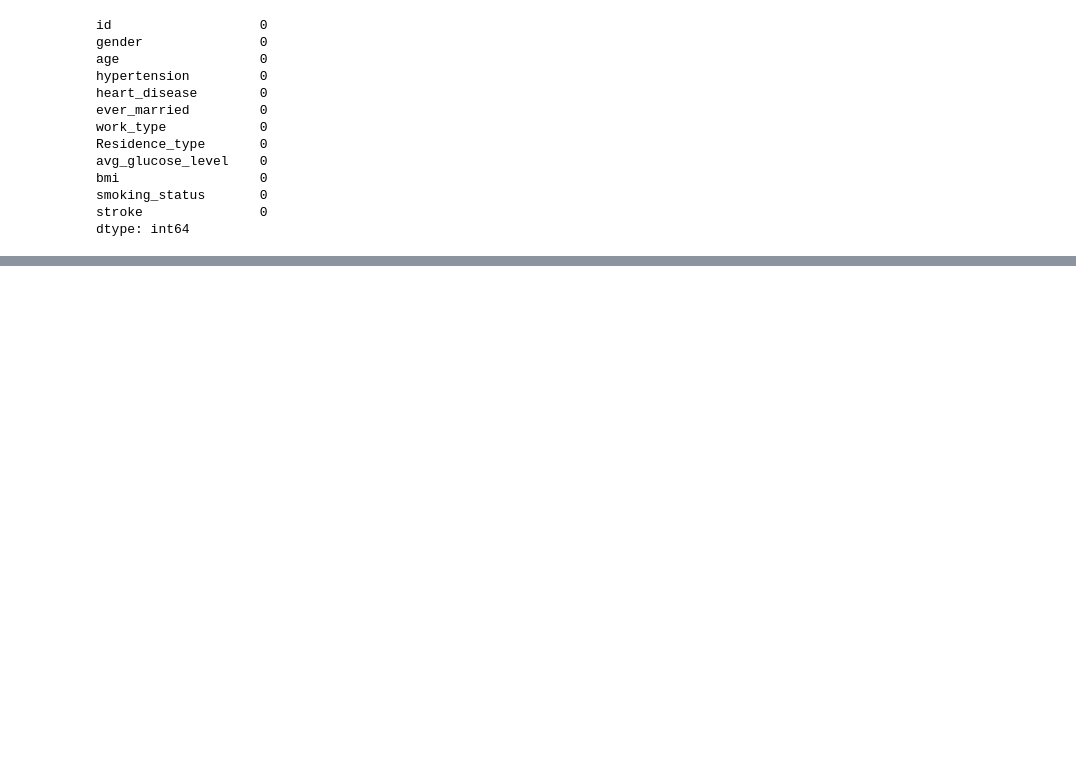
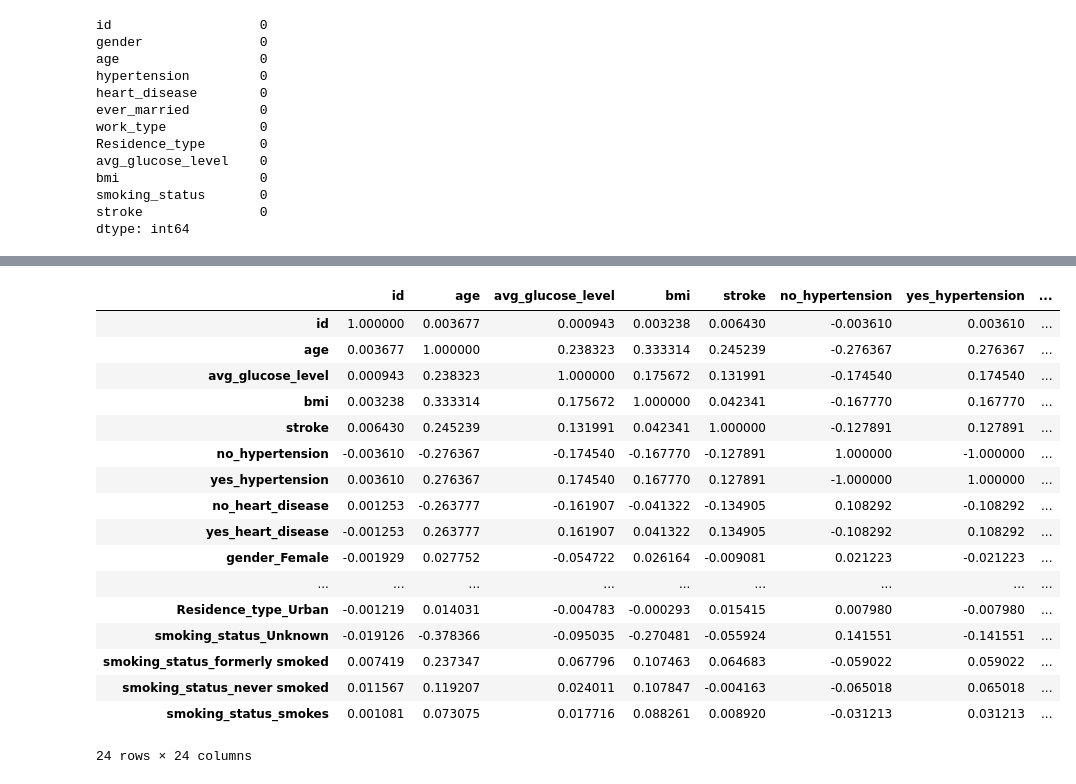
Before and after one commit to idankam/DataScienceCourseProject, a Jupyter notebook: Classification Notebook.ipynb, the cells around one changed output, grey strips where cells are left out. Saved outputs shown, nothing was run; the diff lists cells and outputs as text; code cells hidden in the pictures; blank space fills up the shorter version.

```diff
--- a/Classification Notebook.ipynb
+++ b/Classification Notebook.ipynb
@@ -252,0 +264,21 @@ df[df['work_type'] == "children"]['age'].max()
+# %%
+df_result.corr()
+# %% [output]
+|  | id | age | avg_glucose_level | bmi | stroke | no_hypertension | yes_hypertension | ... |
+| id | 1.000000 | 0.003677 | 0.000943 | 0.003238 | 0.006430 | -0.003610 | 0.003610 | ... |
+| age | 0.003677 | 1.000000 | 0.238323 | 0.333314 | 0.245239 | -0.276367 | 0.276367 | ... |
+| avg_glucose_level | 0.000943 | 0.238323 | 1.000000 | 0.175672 | 0.131991 | -0.174540 | 0.174540 | ... |
+| bmi | 0.003238 | 0.333314 | 0.175672 | 1.000000 | 0.042341 | -0.167770 | 0.167770 | ... |
+| stroke | 0.006430 | 0.245239 | 0.131991 | 0.042341 | 1.000000 | -0.127891 | 0.127891 | ... |
+| no_hypertension | -0.003610 | -0.276367 | -0.174540 | -0.167770 | -0.127891 | 1.000000 | -1.000000 | ... |
+| yes_hypertension | 0.003610 | 0.276367 | 0.174540 | 0.167770 | 0.127891 | -1.000000 | 1.000000 | ... |
+| no_heart_disease | 0.001253 | -0.263777 | -0.161907 | -0.041322 | -0.134905 | 0.108292 | -0.108292 | ... |
+| yes_heart_disease | -0.001253 | 0.263777 | 0.161907 | 0.041322 | 0.134905 | -0.108292 | 0.108292 | ... |
+| gender_Female | -0.001929 | 0.027752 | -0.054722 | 0.026164 | -0.009081 | 0.021223 | -0.021223 | ... |
+| ... | ... | ... | ... | ... | ... | ... | ... | ... |
+| Residence_type_Urban | -0.001219 | 0.014031 | -0.004783 | -0.000293 | 0.015415 | 0.007980 | -0.007980 | ... |
+| smoking_status_Unknown | -0.019126 | -0.378366 | -0.095035 | -0.270481 | -0.055924 | 0.141551 | -0.141551 | ... |
+| smoking_status_formerly smoked | 0.007419 | 0.237347 | 0.067796 | 0.107463 | 0.064683 | -0.059022 | 0.059022 | ... |
+| smoking_status_never smoked | 0.011567 | 0.119207 | 0.024011 | 0.107847 | -0.004163 | -0.065018 | 0.065018 | ... |
+| smoking_status_smokes | 0.001081 | 0.073075 | 0.017716 | 0.088261 | 0.008920 | -0.031213 | 0.031213 | ... |
+24 rows × 24 columns
```
Also changed, not shown: parts of 17 cells of this notebook.
